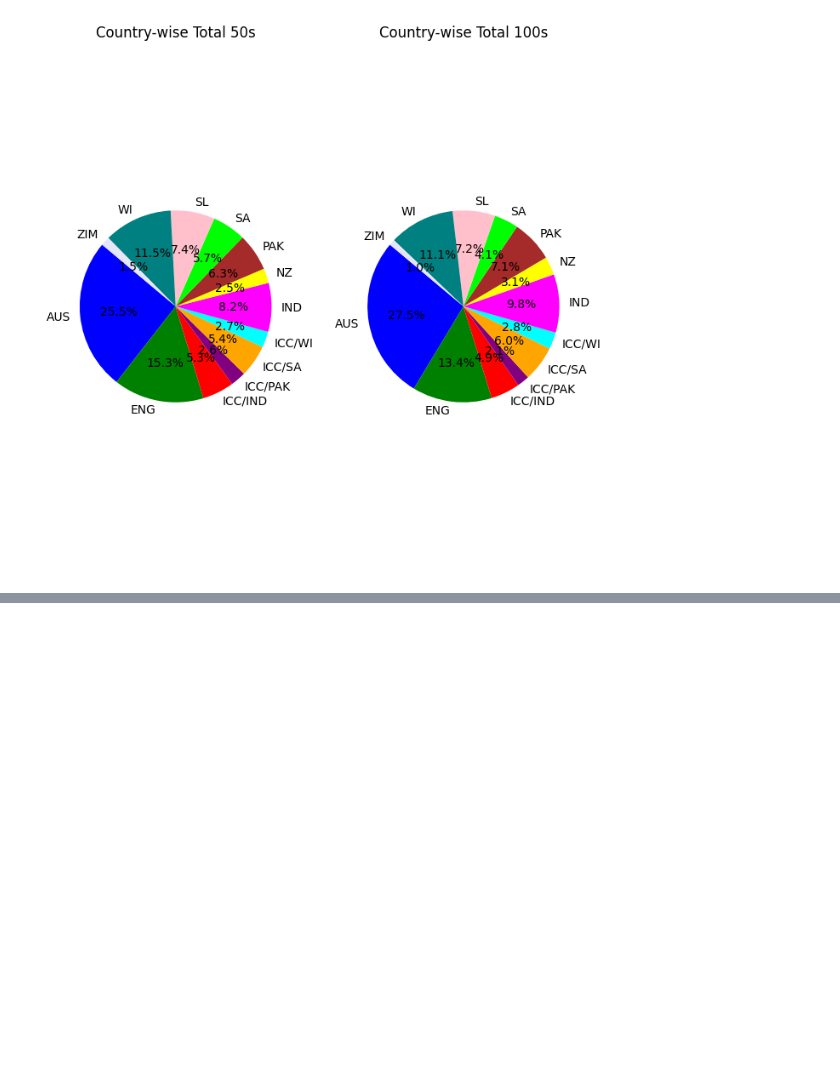
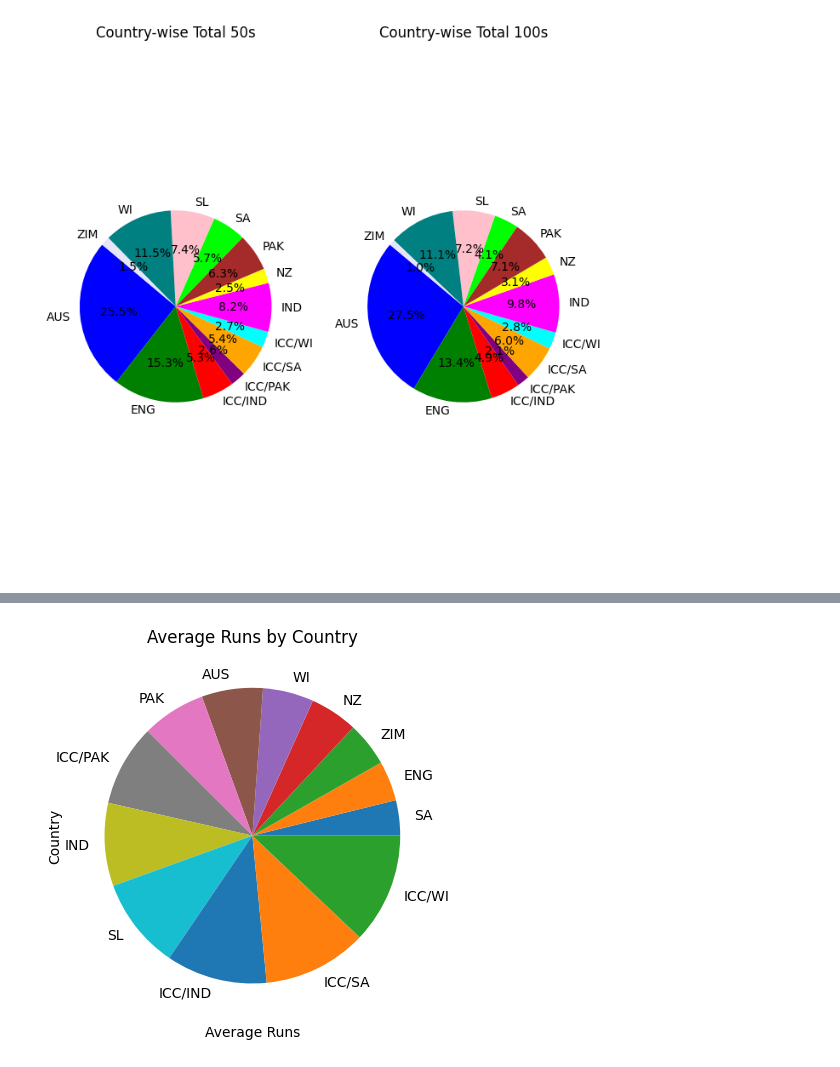
Before and after one commit to Udhay2898/Statistical-Insights-into-Test-Cricket-Performance, a Jupyter notebook: ICC_Test_Stats.ipynb, the cells around one changed output, grey strips where cells are left out. Drawn from its saved outputs; the diff is of its cells as text; code cells hidden in the pictures; blank space fills up the shorter version.

```diff
--- a/ICC_Test_Stats.ipynb
+++ b/ICC_Test_Stats.ipynb
@@ -428,0 +472,9 @@ plt.show()
+# %%
+average_runs_by_country.plot(kind='pie')
+plt.title('Average Runs by Country')
+plt.xlabel('Average Runs')
+plt.ylabel('Country')
+plt.grid(True)
+plt.show()
+# %% [output]
+[figure, added]
```
Also changed, not shown: parts of 6 cells of this notebook.
